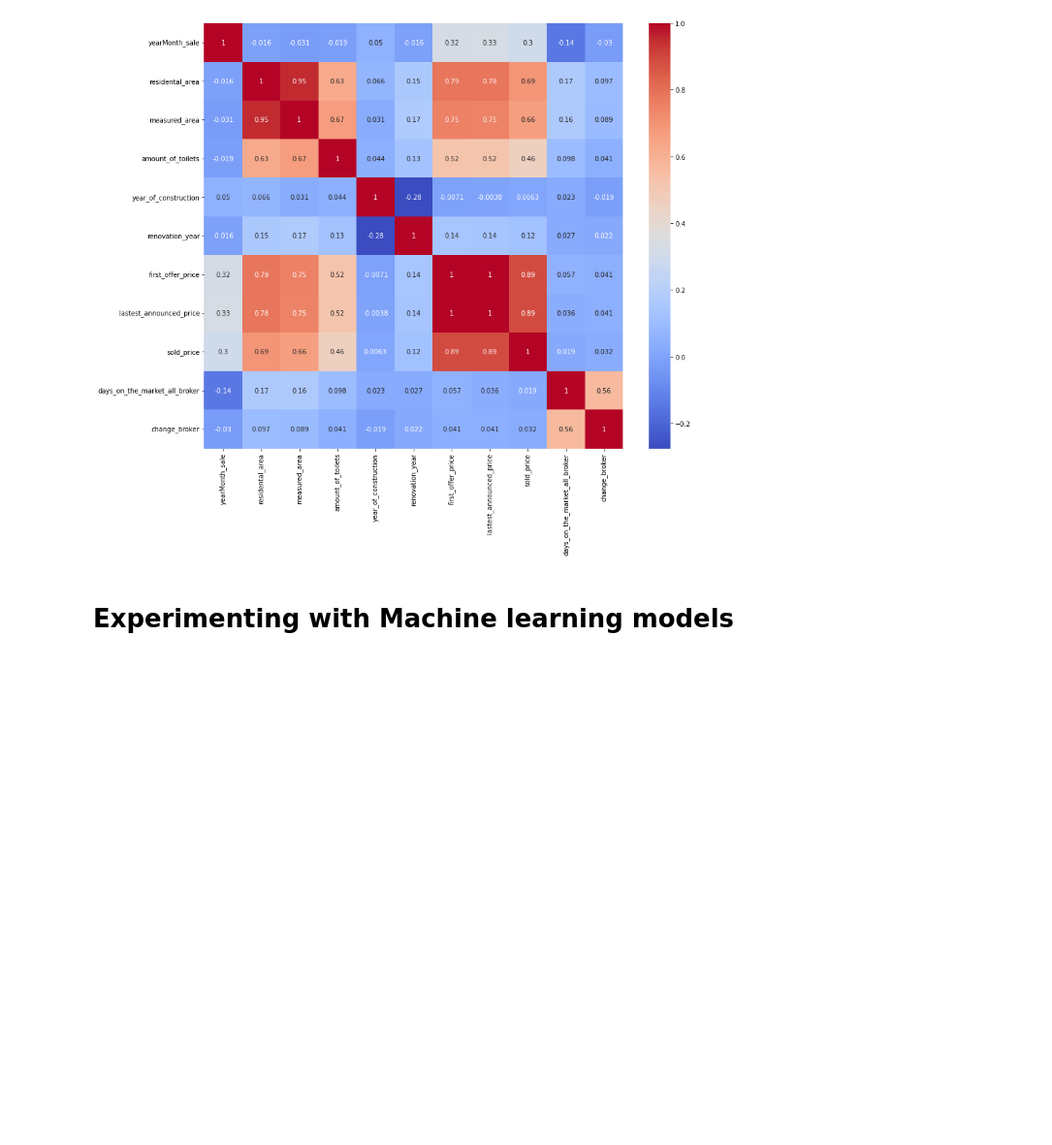
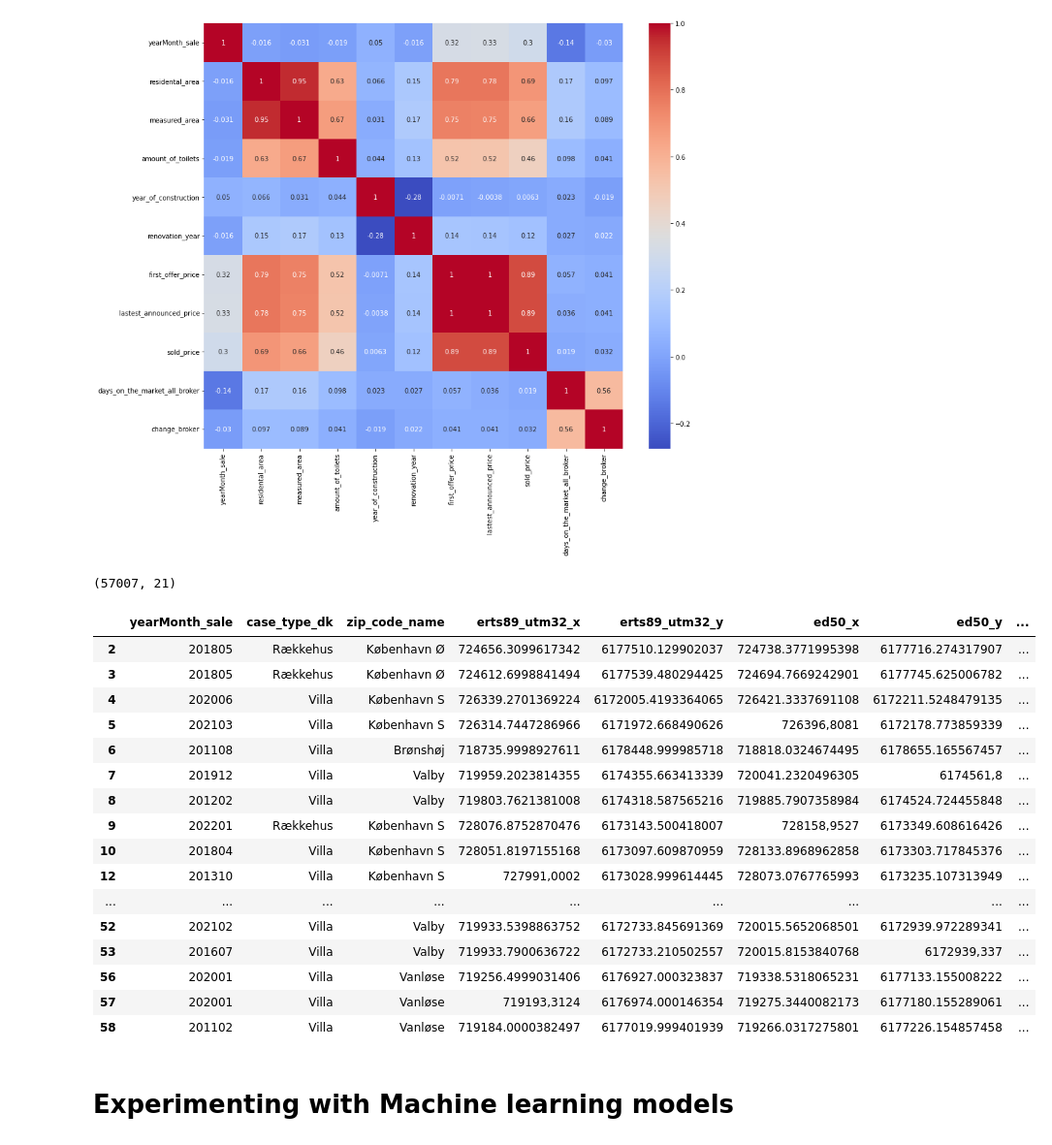
Before and after one commit to FontanaPedro/DBA-Project, a Jupyter notebook: Code_Exploratory Data Anal. & Pre-Processing.ipynb, the cells around one changed output. Shown at 97% size. Cells and saved outputs as stored; diff of their text form; code cells hidden in the pictures; blank space fills up the shorter version.

```diff
--- a/Code_Exploratory Data Anal. & Pre-Processing.ipynb
+++ b/Code_Exploratory Data Anal. & Pre-Processing.ipynb
@@ -575,6 +575,28 @@ sns.heatmap(corr_matrix, annot=True, cmap="coolwarm")
 # %% [output]
 <AxesSubplot:>
 [figure]
+# %%
+print(df.shape)
+df.head(50)
+# %% [output]
+(57007, 21)
+|  | yearMonth_sale | case_type_dk | zip_code_name | erts89_utm32_x | erts89_utm32_y | ed50_x | ed50_y | ... |
+| 2 | 201805 | Rækkehus | København Ø | 724656.3099617342 | 6177510.129902037 | 724738.3771995398 | 6177716.274317907 | ... |
+| 3 | 201805 | Rækkehus | København Ø | 724612.6998841494 | 6177539.480294425 | 724694.7669242901 | 6177745.625006782 | ... |
+| 4 | 202006 | Villa | København S | 726339.2701369224 | 6172005.4193364065 | 726421.3337691108 | 6172211.5248479135 | ... |
+| 5 | 202103 | Villa | København S | 726314.7447286966 | 6171972.668490626 | 726396,8081 | 6172178.773859339 | ... |
+| 6 | 201108 | Villa | Brønshøj | 718735.9998927611 | 6178448.999985718 | 718818.0324674495 | 6178655.165567457 | ... |
+| 7 | 201912 | Villa | Valby | 719959.2023814355 | 6174355.663413339 | 720041.2320496305 | 6174561,8 | ... |
+| 8 | 201202 | Villa | Valby | 719803.7621381008 | 6174318.587565216 | 719885.7907358984 | 6174524.724455848 | ... |
+| 9 | 202201 | Rækkehus | København S | 728076.8752870476 | 6173143.500418007 | 728158,9527 | 6173349.608616426 | ... |
+| 10 | 201804 | Villa | København S | 728051.8197155168 | 6173097.609870959 | 728133.8968962858 | 6173303.717845376 | ... |
+| 12 | 201310 | Villa | København S | 727991,0002 | 6173028.999614445 | 728073.0767765993 | 6173235.107313949 | ... |
+| ... | ... | ... | ... | ... | ... | ... | ... | ... |
+| 52 | 202102 | Villa | Valby | 719933.5398863752 | 6172733.845691369 | 720015.5652068501 | 6172939.972289341 | ... |
+| 53 | 201607 | Villa | Valby | 719933.7900636722 | 6172733.210502557 | 720015.8153840768 | 6172939,337 | ... |
+| 56 | 202001 | Villa | Vanløse | 719256.4999031406 | 6176927.000323837 | 719338.5318065231 | 6177133.155008222 | ... |
+| 57 | 202001 | Villa | Vanløse | 719193,3124 | 6176974.000146354 | 719275.3440082173 | 6177180.155289061 | ... |
+| 58 | 201102 | Villa | Vanløse | 719184.0000382497 | 6177019.999401939 | 719266.0317275801 | 6177226.154857458 | ... |
 # %% [markdown]
 # Experimenting with Machine learning models
 # %% [markdown]
```
